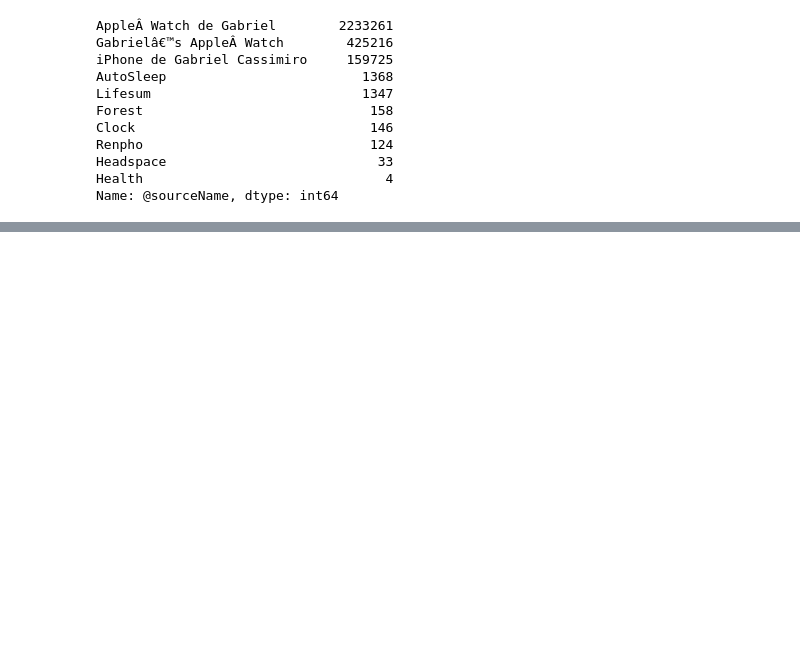
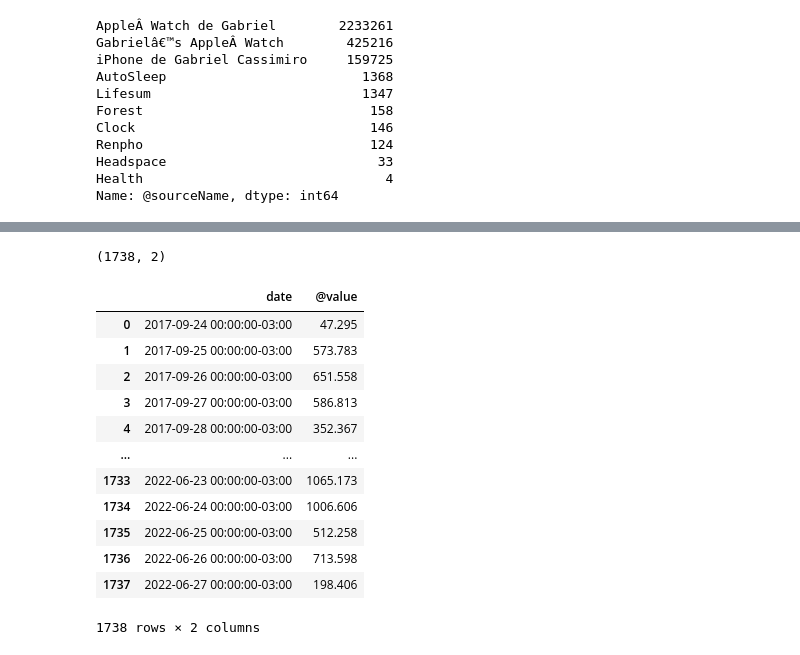
Before and after one commit to gabrielcassimiro17/apple-health-project, a Jupyter notebook: data_cleaning.ipynb, the cells around one changed output, grey strips where cells are left out. Cells and saved outputs as stored; diff of their text form; code cells hidden in the pictures; blank space fills up the shorter version.

```diff
--- a/data_cleaning.ipynb
+++ b/data_cleaning.ipynb
@@ -177,0 +186,20 @@ Name: @value, dtype: float64
+# %%
+df.shape
+# %% [output]
+(1738, 2)
+# %%
+df
+# %% [output]
+|  | date | @value |
+| 0 | 2017-09-24 00:00:00-03:00 | 47.295 |
+| 1 | 2017-09-25 00:00:00-03:00 | 573.783 |
+| 2 | 2017-09-26 00:00:00-03:00 | 651.558 |
+| 3 | 2017-09-27 00:00:00-03:00 | 586.813 |
+| 4 | 2017-09-28 00:00:00-03:00 | 352.367 |
+| ... | ... | ... |
+| 1733 | 2022-06-23 00:00:00-03:00 | 1065.173 |
+| 1734 | 2022-06-24 00:00:00-03:00 | 1006.606 |
+| 1735 | 2022-06-25 00:00:00-03:00 | 512.258 |
+| 1736 | 2022-06-26 00:00:00-03:00 | 713.598 |
+| 1737 | 2022-06-27 00:00:00-03:00 | 198.406 |
+1738 rows × 2 columns
```
Also changed, not shown: parts of 27 cells of this notebook.
